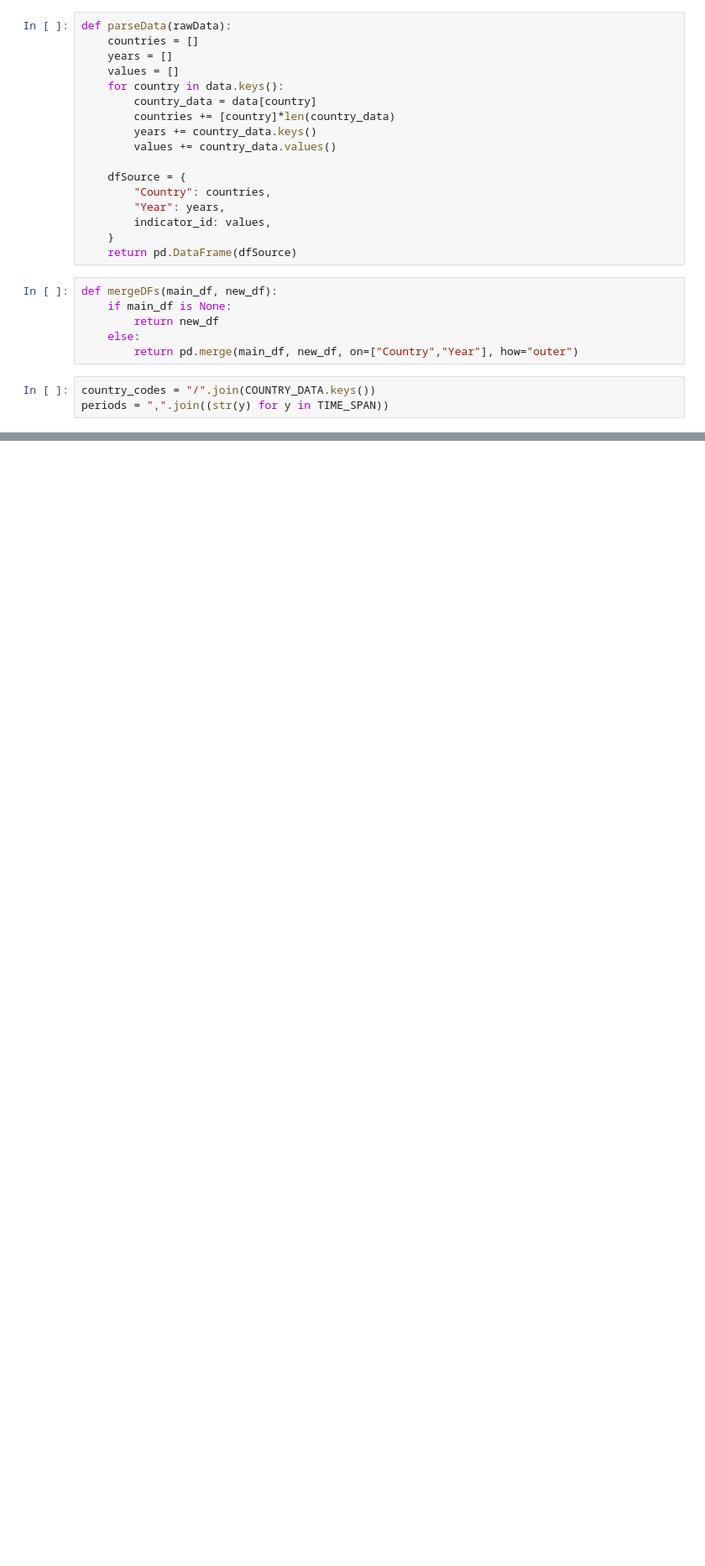
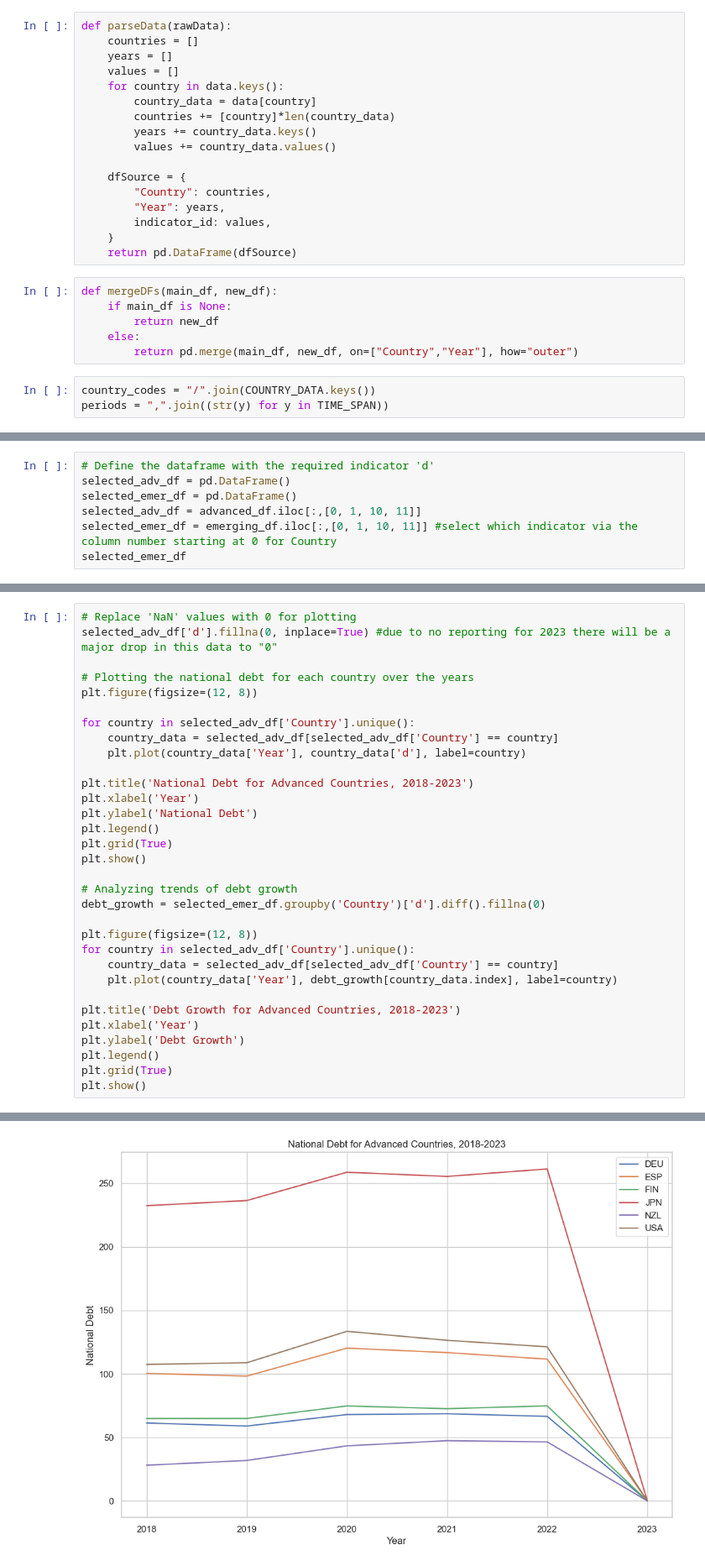
Before and after one commit to eaccooper5/project_1, a Jupyter notebook: TEST1.ipynb, the cells around one changed output, grey strips where cells are left out. Shown at 84% size. Saved outputs shown, nothing was run; the diff lists cells and outputs as text; blank space fills up the shorter version.

```diff
--- a/TEST1.ipynb
+++ b/TEST1.ipynb
@@ -149,0 +157,7 @@ advanced_df
+# %%
+# Define the dataframe with the required indicator 'd'
+selected_adv_df = pd.DataFrame()
+selected_emer_df = pd.DataFrame()
+selected_adv_df = advanced_df.iloc[:,[0, 1, 10, 11]]
+selected_emer_df = emerging_df.iloc[:,[0, 1, 10, 11]] #select which indicator via the column number starting at 0 for Country
+selected_emer_df
@@ -149,0 +184,33 @@ advanced_df
+# %%
+# Replace 'NaN' values with 0 for plotting
+selected_adv_df['d'].fillna(0, inplace=True) #due to no reporting for 2023 there will be a major drop in this data to "0"
+
+# Plotting the national debt for each country over the years
+plt.figure(figsize=(12, 8))
+
+for country in selected_adv_df['Country'].unique():
+    country_data = selected_adv_df[selected_adv_df['Country'] == country]
+    plt.plot(country_data['Year'], country_data['d'], label=country)
+
+plt.title('National Debt for Advanced Countries, 2018-2023')
+plt.xlabel('Year')
+plt.ylabel('National Debt')
+plt.legend()
+plt.grid(True)
+plt.show()
+
+# Analyzing trends of debt growth
+debt_growth = selected_emer_df.groupby('Country')['d'].diff().fillna(0)
+
+plt.figure(figsize=(12, 8))
+for country in selected_adv_df['Country'].unique():
+    country_data = selected_adv_df[selected_adv_df['Country'] == country]
+    plt.plot(country_data['Year'], debt_growth[country_data.index], label=country)
+
+plt.title('Debt Growth for Advanced Countries, 2018-2023')
+plt.xlabel('Year')
+plt.ylabel('Debt Growth')
+plt.legend()
+plt.grid(True)
+plt.show()
+# %% [output]
@@ -149,0 +221 @@ advanced_df
+[figure, added]
```
Also changed, not shown: parts of 32 cells of this notebook.
